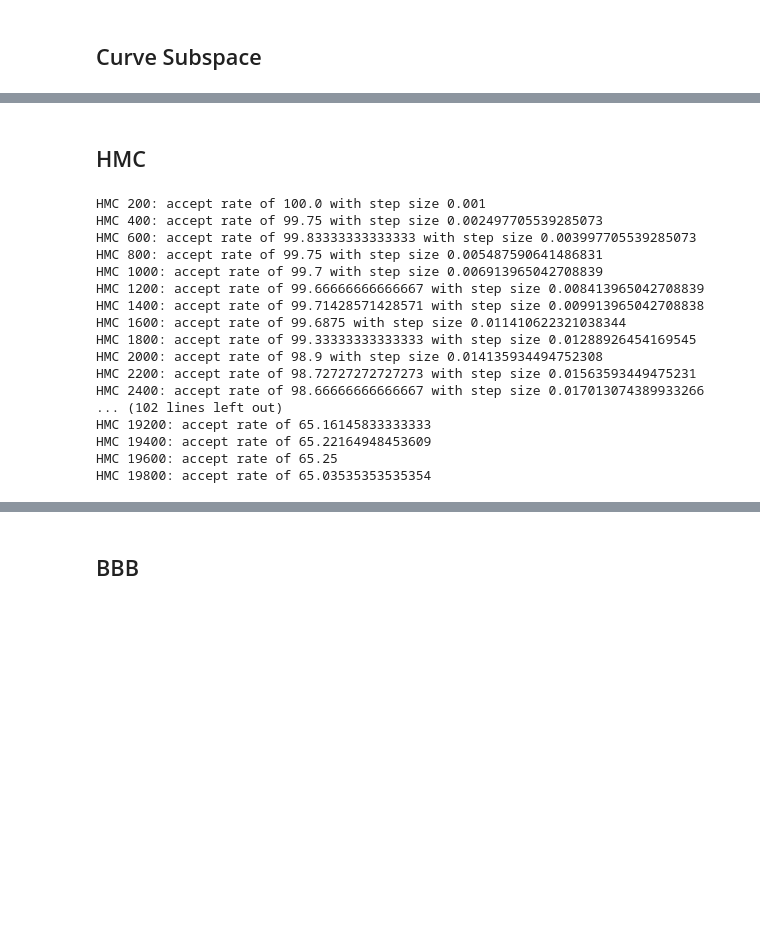
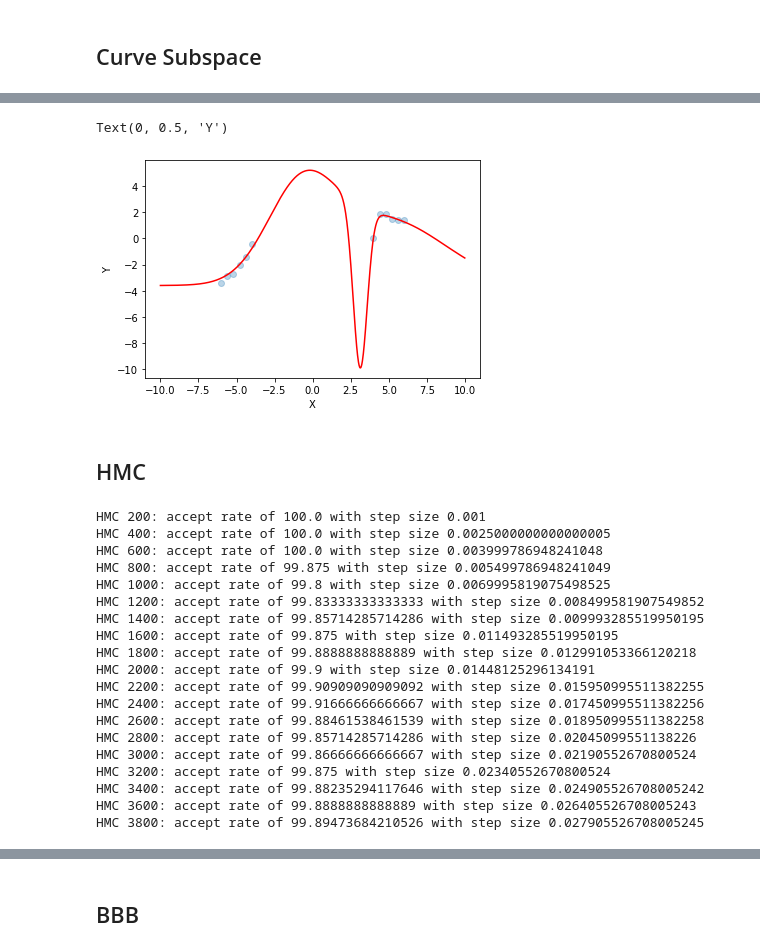
Before and after one commit to Yuting-Kou/am207_Project, a Jupyter notebook: src/Example-wyz.ipynb, the cells around one changed output, grey strips where cells are left out. Saved outputs shown, nothing was run; the diff lists cells and outputs as text; code cells hidden in the pictures; blank space fills up the shorter version.

```diff
--- a/src/Example-wyz.ipynb
+++ b/src/Example-wyz.ipynb
@@ -136,3 +125,13 @@ P, w = my_subspace.get_space()
+# %%
+x_test = np.linspace(-10, 10, 1000).reshape(1,-1)
+y_test = my_nn.forward(x_test, use_subweights = False, weights = my_subspace.e2.reshape(1, -1))[0]
+plt.scatter(x, y, alpha = 0.3)
+plt.plot(x_test[0], y_test[0], color = 'red')
+plt.xlabel('X')
+plt.ylabel('Y')
+# %% [output]
+Text(0, 0.5, 'Y')
+[figure, added]
 # %% [markdown]
 ## HMC
 # %%
@@ -153,25 +152,27 @@ position_init = my_nn.get_z_from_W(weights=my_nn.weights, P=my_inference.P, w_ha
 # %%
 begin=time.time()
-my_inference.train(X=x, y=y, warm_start=False, position_init=position_init)
+inference_hmc.train(X=x, y=y, warm_start=False, position_init=position_init)
 end=time.time()
 # %% [output]
 HMC 200: accept rate of 100.0 with step size 0.001
-HMC 400: accept rate of 99.75 with step size 0.002497705539285073
-HMC 600: accept rate of 99.83333333333333 with step size 0.003997705539285073
-HMC 800: accept rate of 99.75 with step size 0.005487590641486831
-HMC 1000: accept rate of 99.7 with step size 0.006913965042708839
-HMC 1200: accept rate of 99.66666666666667 with step size 0.008413965042708839
-HMC 1400: accept rate of 99.71428571428571 with step size 0.009913965042708838
-HMC 1600: accept rate of 99.6875 with step size 0.011410622321038344
-HMC 1800: accept rate of 99.33333333333333 with step size 0.01288926454169545
-HMC 2000: accept rate of 98.9 with step size 0.014135934494752308
-HMC 2200: accept rate of 98.72727272727273 with step size 0.01563593449475231
-HMC 2400: accept rate of 98.66666666666667 with step size 0.017013074389933266
-... (102 lines left out)
-HMC 19200: accept rate of 65.16145833333333
-HMC 19400: accept rate of 65.22164948453609
-HMC 19600: accept rate of 65.25
-HMC 19800: accept rate of 65.03535353535354
+HMC 400: accept rate of 100.0 with step size 0.0025000000000000005
+HMC 600: accept rate of 100.0 with step size 0.003999786948241048
+HMC 800: accept rate of 99.875 with step size 0.005499786948241049
+HMC 1000: accept rate of 99.8 with step size 0.0069995819075498525
+HMC 1200: accept rate of 99.83333333333333 with step size 0.008499581907549852
+HMC 1400: accept rate of 99.85714285714286 with step size 0.009993285519950195
+HMC 1600: accept rate of 99.875 with step size 0.011493285519950195
+HMC 1800: accept rate of 99.8888888888889 with step size 0.012991053366120218
+HMC 2000: accept rate of 99.9 with step size 0.01448125296134191
+HMC 2200: accept rate of 99.90909090909092 with step size 0.015950995511382255
+HMC 2400: accept rate of 99.91666666666667 with step size 0.017450995511382256
+HMC 2600: accept rate of 99.88461538461539 with step size 0.018950995511382258
+HMC 2800: accept rate of 99.85714285714286 with step size 0.02045099551138226
+HMC 3000: accept rate of 99.86666666666667 with step size 0.02190552670800524
+HMC 3200: accept rate of 99.875 with step size 0.02340552670800524
+HMC 3400: accept rate of 99.88235294117646 with step size 0.024905526708005242
+HMC 3600: accept rate of 99.8888888888889 with step size 0.026405526708005243
+HMC 3800: accept rate of 99.89473684210526 with step size 0.027905526708005245
 # %%
 end-begin
 # %% [output]
```
Also changed, not shown: parts of 23 cells of this notebook, 1 other file.
